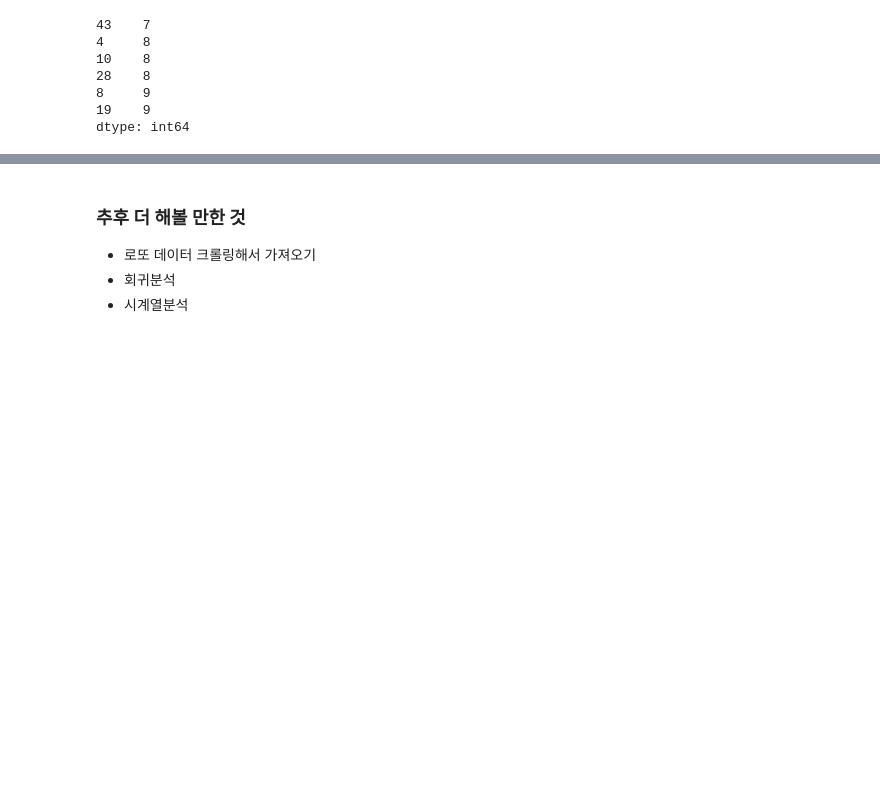
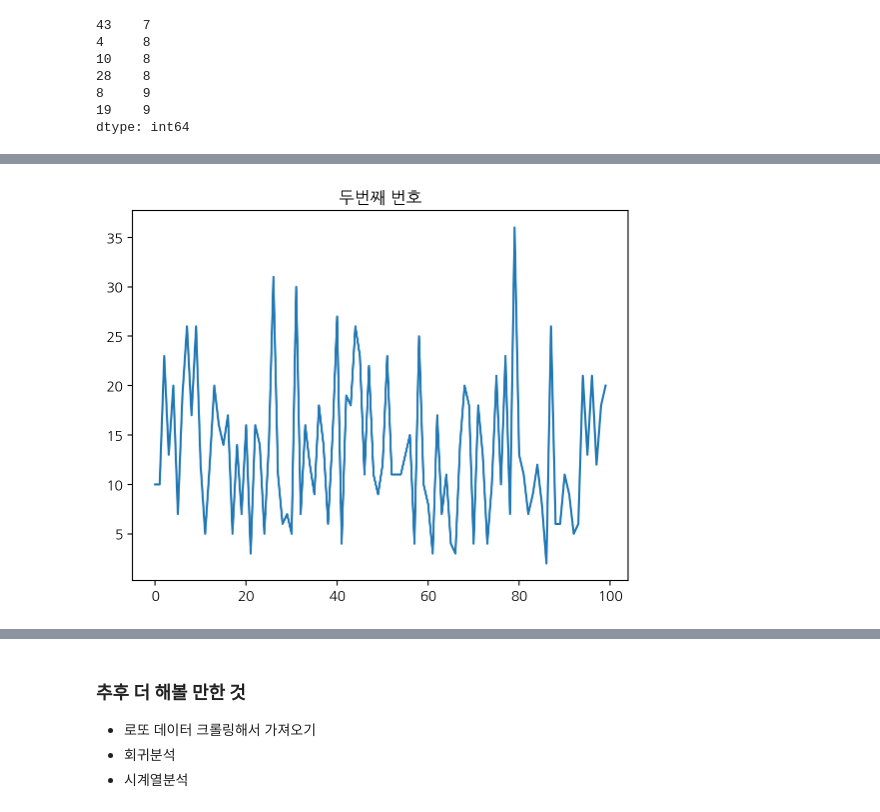
Before and after one commit to JiYoungGoGo/Data-project, a Jupyter notebook: Lotto_analysis/Lotto_시각화.ipynb, the cells around one changed output, grey strips where cells are left out. Cells and saved outputs as stored; diff of their text form; code cells hidden in the pictures; blank space fills up the shorter version.

```diff
--- a/Lotto_analysis/Lotto_시각화.ipynb
+++ b/Lotto_analysis/Lotto_시각화.ipynb
@@ -245,0 +260,4 @@ dtype: int64
+# %%
+lotto["b"].head(100).plot().set_title("두번째 번호");
+# %% [output]
+[figure, added]
```
Also changed, not shown: parts of 9 cells of this notebook.
